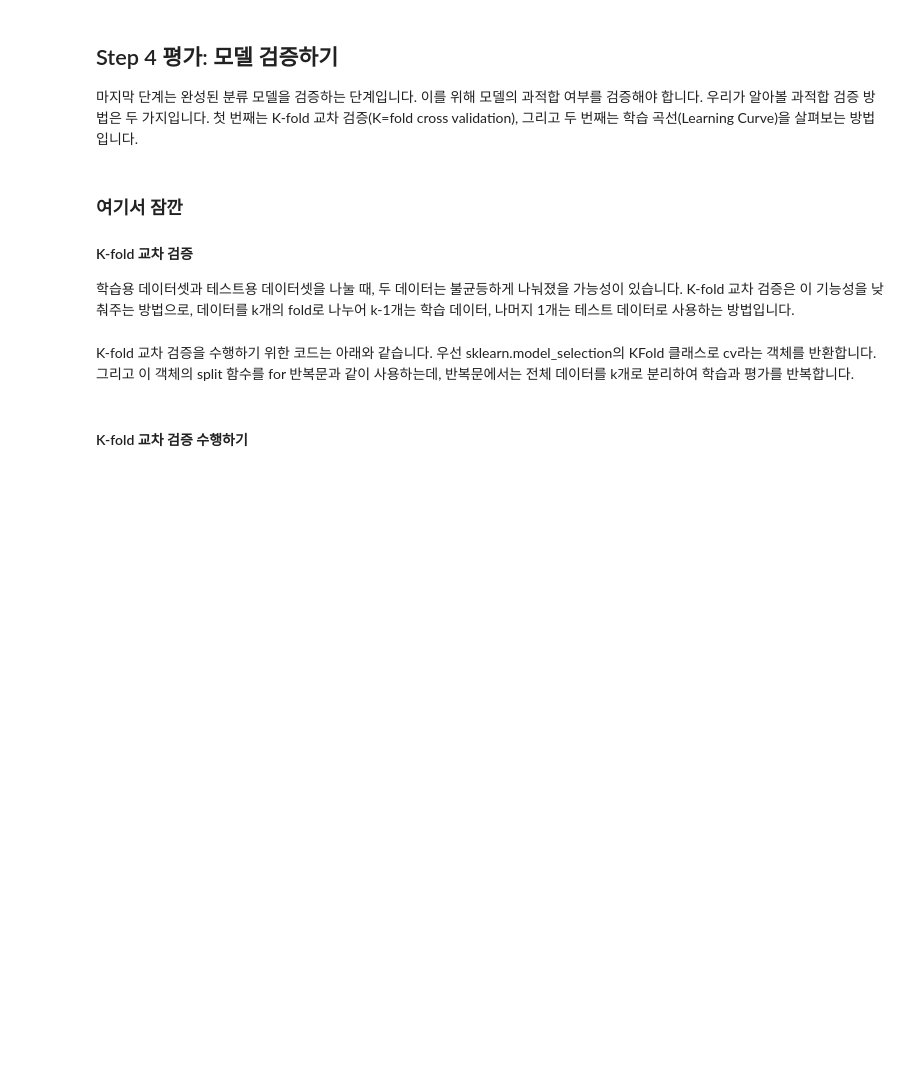
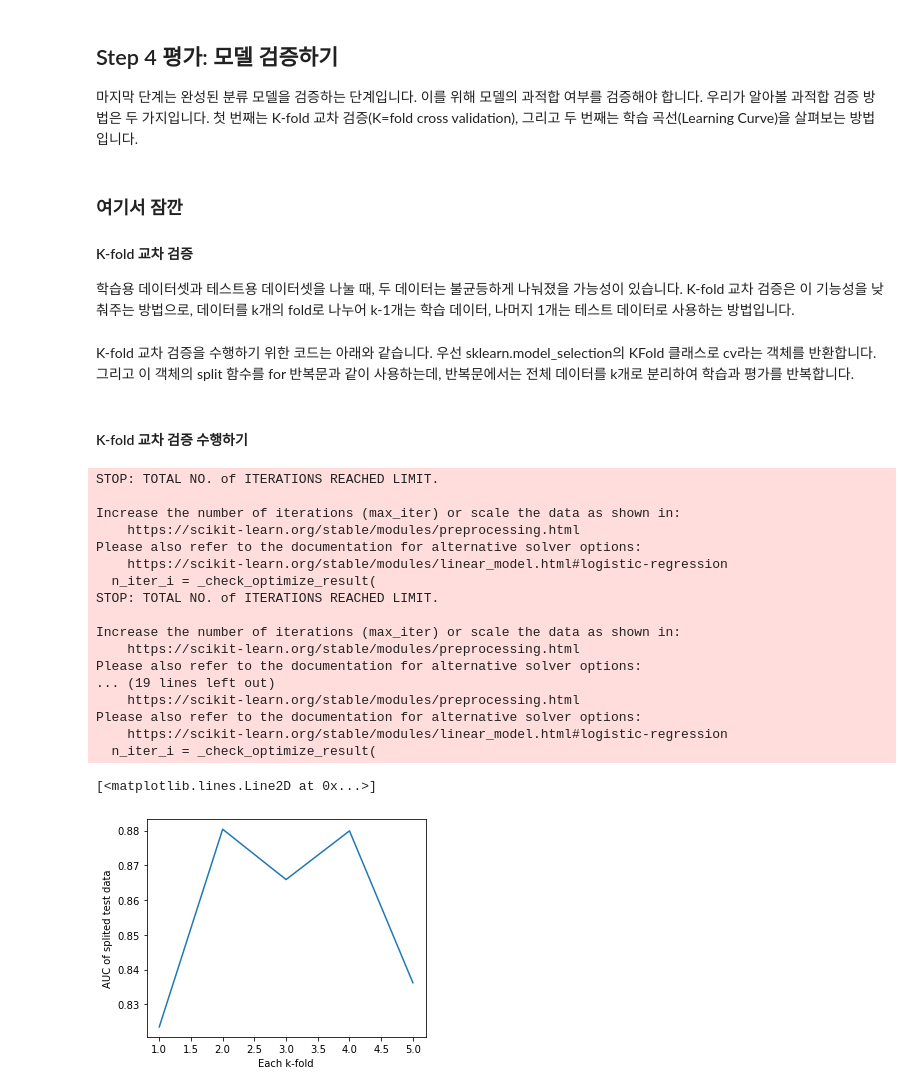
Before and after one commit to choiuikang/with_python, a Jupyter notebook: chapter-4.ipynb, the cells around one changed output. Cells and saved outputs as stored; diff of their text form; code cells hidden in the pictures; blank space fills up the shorter version.

```diff
--- a/chapter-4.ipynb
+++ b/chapter-4.ipynb
@@ -534,23 +534,59 @@ plt.show()
 K-fold 교차 검증을 수행하기 위한 코드는 아래와 같습니다. 우선 sklearn.model_selection의 KFold 클래스로 cv라는 객체를 반환합니다. 그리고 이 객체의 split 함수를 for 반복문과 같이 사용하는데, 반복문에서는 전체 데이터를 k개로 분리하여 학습과 평가를 반복합니다.
 # %% [markdown]
 #### K-fold 교차 검증 수행하기
-# %%
-from sklearn.model_seletion import KFold
-
-# K-fold 교차 검증의 k를 5로 설정합니다.
-k = 5
-cv = KFold(k, shuffle=True, random_state=0)
-auc_history = []
-
-# K-fold를 5번의 분할 학습으로 반복합니다.
-for i, (train_data_row, test_data_row) in enumerate(cv.split(whole_df_encoded)):
-
-    # 5개로 분할된 fold 중 4개를 학습 데이터셋, 1개를 테스트 데이터셋으로 지정합니다. 매 반복시 마다 테스트 데이터셋은 변경됩니다.
-    df_train = whole_df_encoded.iloc[train_data_row]
-    df_test = whole_df_encoded.iloc[test_data_row]
-
-    # survived 피처를 y, 나머지 피처들을 x 데이터로 지정합니다.
-    splited_x_train, splited_y_train = df_train.loc[:, df_train.columns != 'survived'].values, df_train['survived'].values
-    splited_x_test, splited_y_test = df_test.loc[:, df_test.columns != 'survuved']. values, df_test['survived'].values
-
-    # 주어진 데이터로 로지스틱 회귀 모델을 학습합니다.
+# %%
+from sklearn.model_selection import KFold
+
+# K-fold 교차 검증의 k를 5로 설정한다.
+k = 5
+cv = KFold(k, shuffle=True, random_state=0)
+auc_history = []
+
+# K-fold를 5번의 분할 학습으로 반복한다.
+for i, (train_data_row, test_data_row) in enumerate(cv.split(whole_df_encoded)):
+
+    # 5개로 분할된 fold 중 4개를 학습 데이터셋, 1개를 테스트 데이터셋으로 지정한다. 매 반복시 마다 테스트 데이터셋은 변경된다.
+
+    df_train = whole_df_encoded.iloc[train_data_row]
+    df_test = whole_df_encoded.iloc[test_data_row]
+
+# survived 피처를 y, 나머지 피처들을 x 데이터로 지정한다.
+    splited_x_train, splited_y_train = df_train.loc[:, df_train.columns != 'survived'].values, df_train['survived'].values
+    splited_x_test,  splited_y_test = df_test.loc[:, df_test.columns != 'survived'].values, df_test['survived'].values
+
+# 주어진 데이터로 로지스틱 회귀 모델을 학습한다.
+    lr = LogisticRegression(random_state=0)
+    lr.fit(splited_x_train, splited_y_train)
+    y_pred = lr.predict(splited_x_test)
+    y_pred_probability = lr.predict_proba(splited_x_test)[:,1]
+
+# 테스트 데이터셋의 AUC 를 계산하여 auc_history에 저장한다.
+    false_positive_rate, true_positive_rate, thresholds= roc_curve(splited_y_test, y_pred_probability)
+    roc_auc = roc_auc_score(splited_y_test, y_pred_probability)
+    auc_history.append(roc_auc)
+
+# auc_history에 저장된 다섯 번의 학습 결과(AUC)를 그래프로 출력한다.
+
+plt.xlabel("Each k-fold")
+plt.ylabel("AUC of splited test data")
+plt.plot(range(1, k+1), auc_history) # baseline
+# %% [output]
+STOP: TOTAL NO. of ITERATIONS REACHED LIMIT.
+
+Increase the number of iterations (max_iter) or scale the data as shown in:
+    https://scikit-learn.org/stable/modules/preprocessing.html
+Please also refer to the documentation for alternative solver options:
+    https://scikit-learn.org/stable/modules/linear_model.html#logistic-regression
+  n_iter_i = _check_optimize_result(
+STOP: TOTAL NO. of ITERATIONS REACHED LIMIT.
+
+Increase the number of iterations (max_iter) or scale the data as shown in:
+    https://scikit-learn.org/stable/modules/preprocessing.html
+Please also refer to the documentation for alternative solver options:
+... (19 lines left out)
+    https://scikit-learn.org/stable/modules/preprocessing.html
+Please also refer to the documentation for alternative solver options:
+    https://scikit-learn.org/stable/modules/linear_model.html#logistic-regression
+  n_iter_i = _check_optimize_result(
+[<matplotlib.lines.Line2D at 0x...>]
+[figure, added]
```
Also changed, not shown: parts of 6 cells of this notebook.
